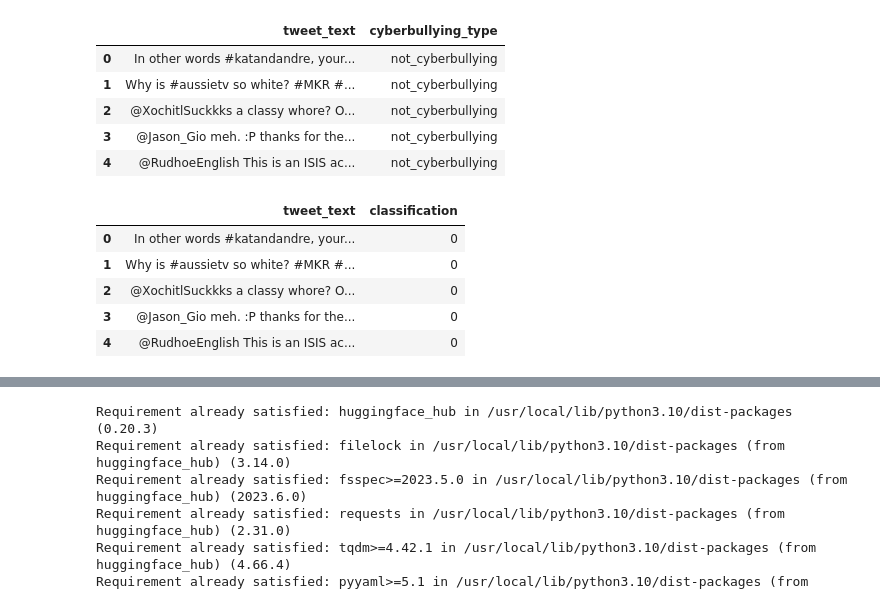
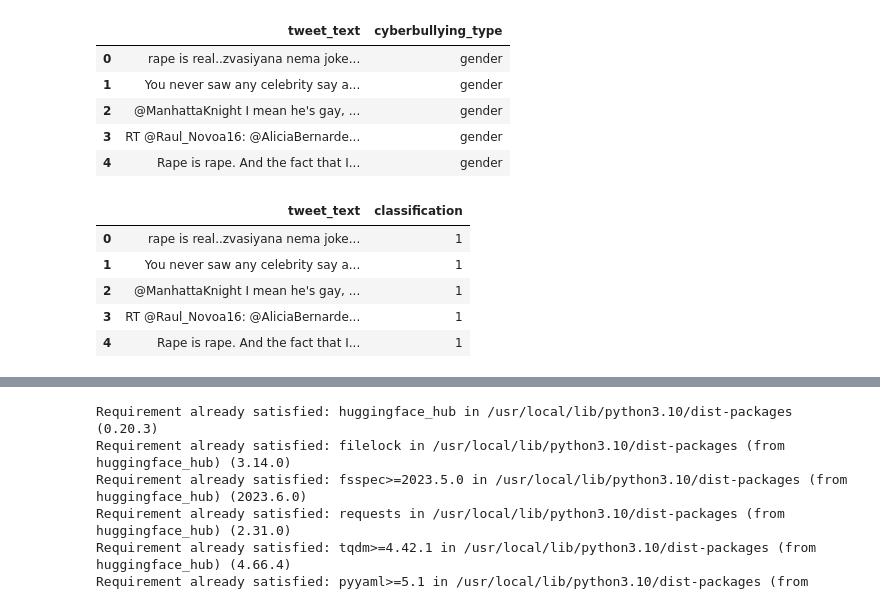
Before and after one commit to anirudhc5/ACLHacks2024, a Jupyter notebook: AcadmiesHacks2024.ipynb, the cells around one changed output, grey strips where cells are left out. Drawn from its saved outputs; the diff is of its cells as text; code cells hidden in the pictures.

```diff
--- a/AcadmiesHacks2024.ipynb
+++ b/AcadmiesHacks2024.ipynb
@@ -6,23 +6,23 @@ from transformers import TFAutoModelForSequenceClassification, AutoTokenizer
 import pandas as pd
 from sklearn.model_selection import train_test_split
 # %%
-df = pd.read_csv("cyberbullying_tweets.csv")
+df = pd.read_csv("/content/data.csv")
 df.head()
 # %% [output]
 |  | tweet_text | cyberbullying_type |
-| 0 | In other words #katandandre, your... | not_cyberbullying |
-| 1 | Why is #aussietv so white? #MKR #... | not_cyberbullying |
-| 2 | @XochitlSuckkks a classy whore? O... | not_cyberbullying |
-| 3 | @Jason_Gio meh. :P thanks for the... | not_cyberbullying |
-| 4 | @RudhoeEnglish This is an ISIS ac... | not_cyberbullying |
+| 0 | rape is real..zvasiyana nema joke... | gender |
+| 1 | You never saw any celebrity say a... | gender |
+| 2 | @ManhattaKnight I mean he's gay, ... | gender |
+| 3 | RT @Raul_Novoa16: @AliciaBernarde... | gender |
+| 4 | Rape is rape. And the fact that I... | gender |
 # %%
 df["classification"] = df["cyberbullying_type"].replace({"not_cyberbullying":0, "cyberbullying":1, "other_cyberbullying":1, "age":1, "ethnicity":1, "gender":1, "religion":1,})
 df = df.drop("cyberbullying_type", axis=1)
 df.head()
 # %% [output]
 |  | tweet_text | classification |
-| 0 | In other words #katandandre, your... | 0 |
-| 1 | Why is #aussietv so white? #MKR #... | 0 |
-| 2 | @XochitlSuckkks a classy whore? O... | 0 |
-| 3 | @Jason_Gio meh. :P thanks for the... | 0 |
-| 4 | @RudhoeEnglish This is an ISIS ac... | 0 |
+| 0 | rape is real..zvasiyana nema joke... | 1 |
+| 1 | You never saw any celebrity say a... | 1 |
+| 2 | @ManhattaKnight I mean he's gay, ... | 1 |
+| 3 | RT @Raul_Novoa16: @AliciaBernarde... | 1 |
+| 4 | Rape is rape. And the fact that I... | 1 |
```
Also changed, not shown: parts of 2 cells of this notebook.
